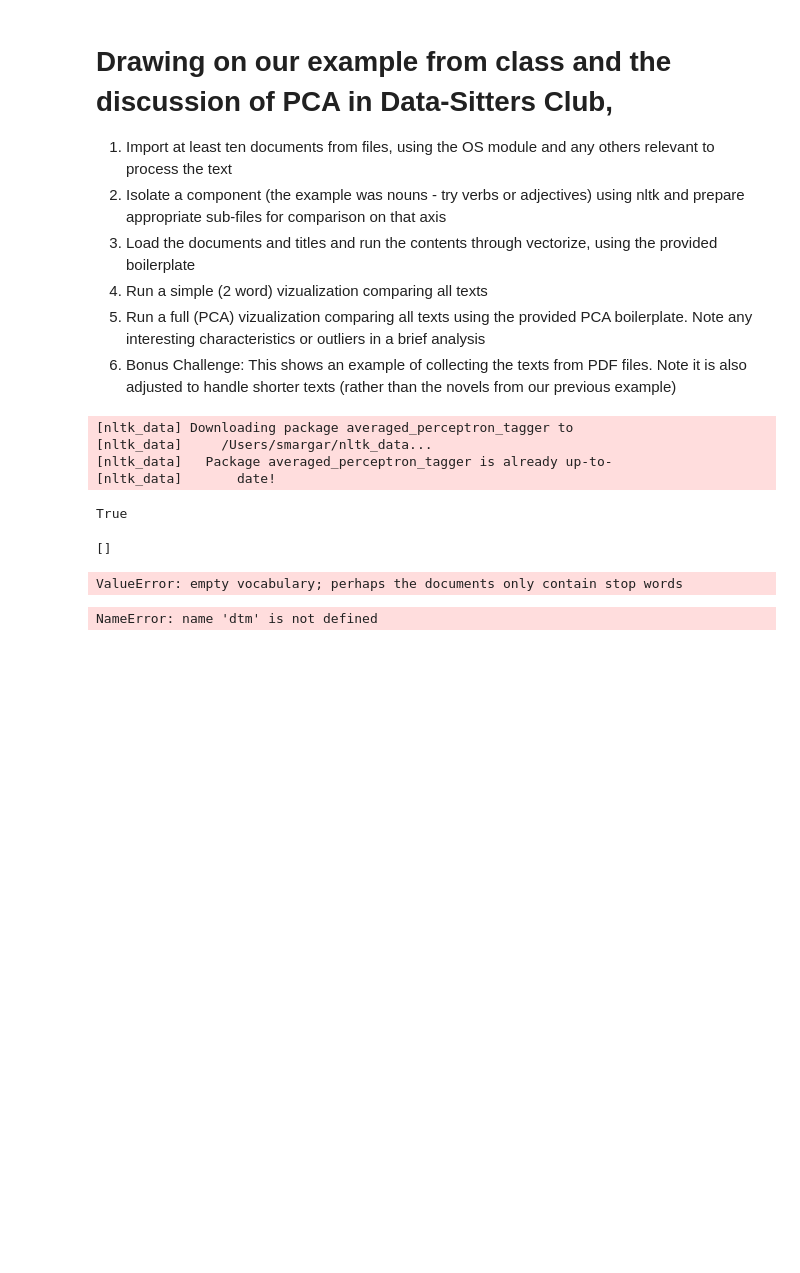
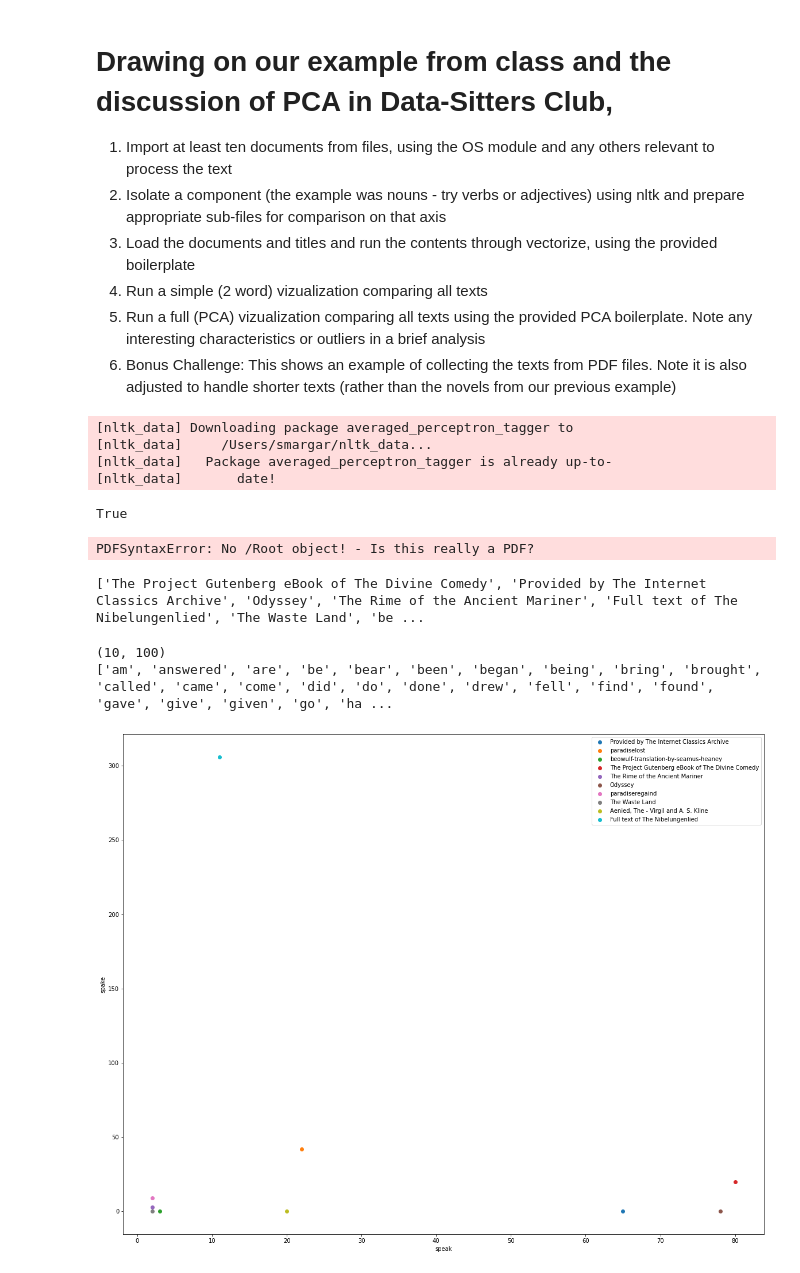
Before and after one commit to smargarink/DesignDev, a Jupyter notebook: exercises/exercise_eleven.ipynb, the cells around one changed output. Cells and saved outputs as stored; diff of their text form; code cells hidden in the pictures; blank space fills up the shorter version.

```diff
--- a/exercises/exercise_eleven.ipynb
+++ b/exercises/exercise_eleven.ipynb
@@ -25,9 +48,9 @@ nltk.download('averaged_perceptron_tagger')
 True
 # %%
 #For each filename in the directory you listed...
-for filename in os.listdir(textdir):
+for filename in os.listdir(os.path.expanduser(textdir)):
     #If the filename ends with .pdf...
-    if filename.endswith('.pdf'):
+    if filename.endswith('.txt'):
         text = extract_text(filename)
         #Create an output name that adds '-nouns' to the filename
         outname = filename.replace('.txt','-nouns.txt')
@@ -46,3 +69,5 @@ for filename in os.listdir(textdir):
                         out.write(word)
                         #Write a space so the words don't smush together
                         out.write(' ')
+# %% [output]
+PDFSyntaxError: No /Root object! - Is this really a PDF?
@@ -51,7 +101,7 @@ def load_directory(directory):
     documents, titles = [], []
     for filename in os.scandir(directory):
         #change this to analyze a different component after changing the save above
-        if not filename.name.endswith('-nouns.txt'):
+        if not filename.name.endswith('-verbs.txt'):
             continue
 
         with open(filename.path) as f:
@@ -59,27 +109,37 @@ def load_directory(directory):
         lemmas = contents.lower().split()
 
         documents.append(' '.join(lemmas))
-        title = filename.name.replace('-nouns.txt', '')
+        title = filename.name.replace('-verbs.txt', '')
         titles.append(f"{title}")
     return documents, titles
 # %%
-documents, titles = load_directory(textdir)
+documents, titles = load_directory(os.path.expanduser(textdir))
 import sklearn.feature_extraction.text as text
 print(titles[0:10])
 # %% [output]
-[]
+['The Project Gutenberg eBook of The Divine Comedy', 'Provided by The Internet Classics Archive', 'Odyssey', 'The Rime of the Ancient Mariner', 'Full text of The Nibelungenlied', 'The Waste Land', 'be ...
 # %%
-vectorizer = text.CountVectorizer(max_features=30, token_pattern=r"(?u)\b\w+\b")
+vectorizer = text.CountVectorizer(max_features=100, token_pattern = r"(?u)\b\w+\b")
 v_documents = vectorizer.fit_transform(documents).toarray()
 
 print(v_documents.shape)
-print(vectorizer.get_feature_names()[:10])
+print(vectorizer.get_feature_names()[:100])
 # %% [output]
-ValueError: empty vocabulary; perhaps the documents only contain stop words
+(10, 100)
+['am', 'answered', 'are', 'be', 'bear', 'been', 'began', 'being', 'bring', 'brought', 'called', 'came', 'come', 'did', 'do', 'done', 'drew', 'fell', 'find', 'found', 'gave', 'give', 'given', 'go', 'ha ...
-# %%
-
-# Using the topic modeling code as a starter, build a topic model of the documents
-print(f'Shape of document-term matrix: {dtm.shape}. '
-      f'Number of tokens {dtm.sum()}')
-# %% [output]
-NameError: name 'dtm' is not defined
+# %%
+import matplotlib.pyplot as plt
+import numpy as np
+
+words = vectorizer.get_feature_names()
+titles = np.array(titles)
+x = v_documents[:, words.index('speak')]
+y = v_documents[:, words.index('spake')]
+
+fig, ax = plt.subplots(figsize=(20,16))
+for title in set(titles):
+    ax.scatter(x[titles==title], y[titles==title], label=title)
+ax.set(xlabel='speak', ylabel='spake')
+plt.legend();
+# %% [output]
+[figure, added]
```
Also changed, not shown: parts of 3 cells of this notebook, 30 other files.
